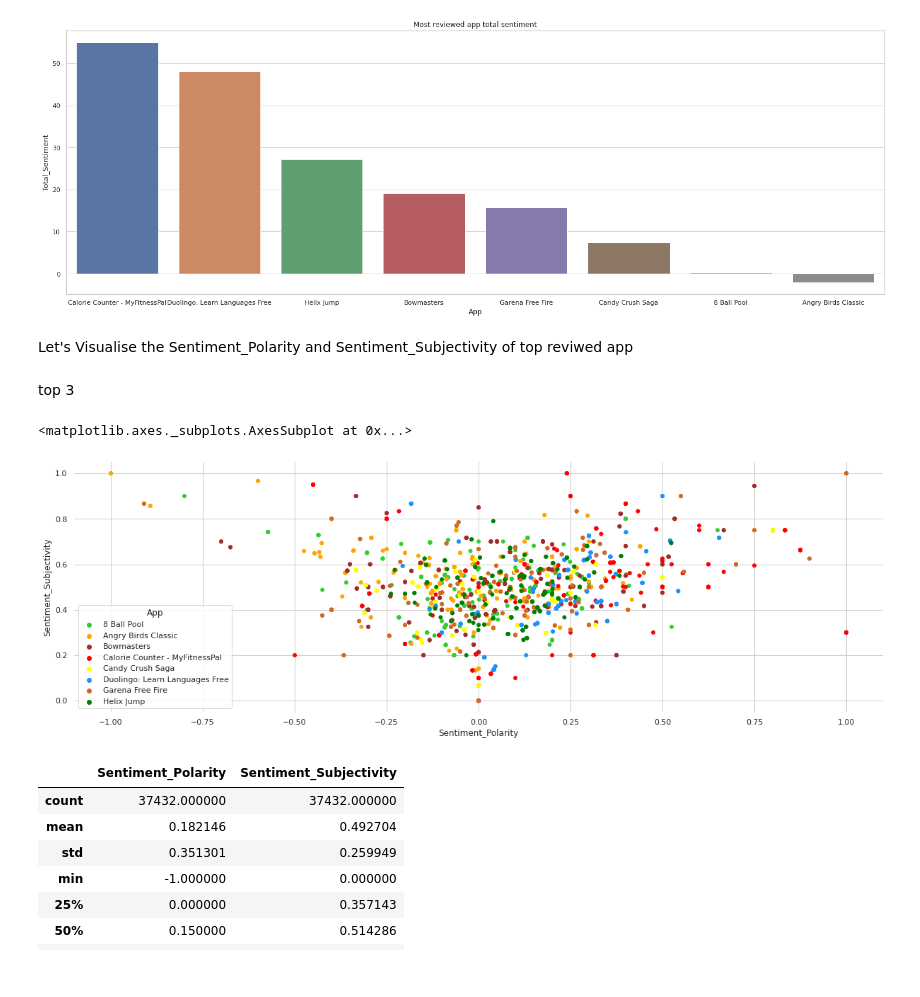
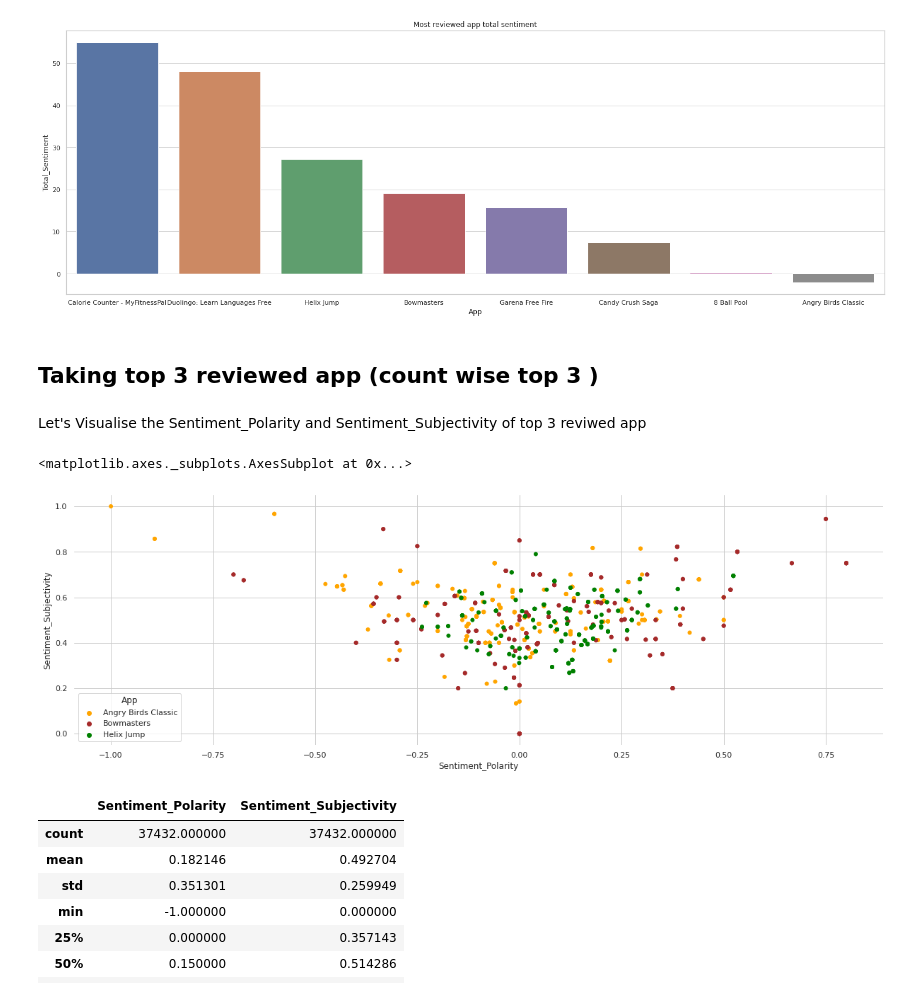
Before and after one commit to indrochoco/Playstore-app-Review-analysis, a Jupyter notebook: Copy_of_Play_Store_App_Review_Analysis_Capstone_Project.ipynb, the cells around one changed output. Cells and saved outputs as stored; diff of their text form; code cells hidden in the pictures.

```diff
--- a/Copy_of_Play_Store_App_Review_Analysis_Capstone_Project.ipynb
+++ b/Copy_of_Play_Store_App_Review_Analysis_Capstone_Project.ipynb
@@ -415,30 +469,27 @@ ax.set_title('Most reviewed app total sentiment')
 # %% [output]
 Text(0.5, 1.0, 'Most reviewed app total sentiment')
 [figure]
+# %% [markdown]
+## Taking top 3 reviewed app (count wise top 3 )
 # %% [markdown]
-Let's Visualise the Sentiment_Polarity and 	Sentiment_Subjectivity of top reviwed app
+Let's Visualise the Sentiment_Polarity and 	Sentiment_Subjectivity of top 3 reviwed app
-# %% [markdown]
-top 3
+# %%
+top3_app=df_3[(df_3.App=='Bowmasters') | (df_3.App=='Angry Birds Classic') | (df_3.App=='Helix Jump')]
 # %%
 color_dict = dict({'Bowmasters':'brown',
                   'Helix Jump':'green',
-                  'Angry Birds Classic': 'orange',
-                  'Calorie Counter - MyFitnessPal': 'red',
-                   'Duolingo: Learn Languages Free': 'dodgerblue',
-                   'Candy Crush Saga':'yellow',
-                   'Garena Free Fire':'chocolate',
-                   '8 Ball Pool':'limegreen'})
+                  'Angry Birds Classic': 'orange'})
 # %%
 sns.set_theme(style="whitegrid")
 
 f, ax = plt.subplots(figsize=(20.5, 6.5))
 sns.despine(f, left=True, bottom=True)
 sns.scatterplot(x="Sentiment_Polarity", y="Sentiment_Subjectivity",
                 sizes=(1, 8), linewidth=0, hue='App',
-                data=df_3, ax=ax,palette=color_dict,legend='full')
+                data=top3_app, ax=ax,palette=color_dict,legend='full')
 # %% [output]
 <matplotlib.axes._subplots.AxesSubplot at 0x...>
-[figure, old version]
+[figure, new version]
 # %%
 df_2.describe()
 # %% [output]
```
Also changed, not shown: parts of 28 cells of this notebook.
